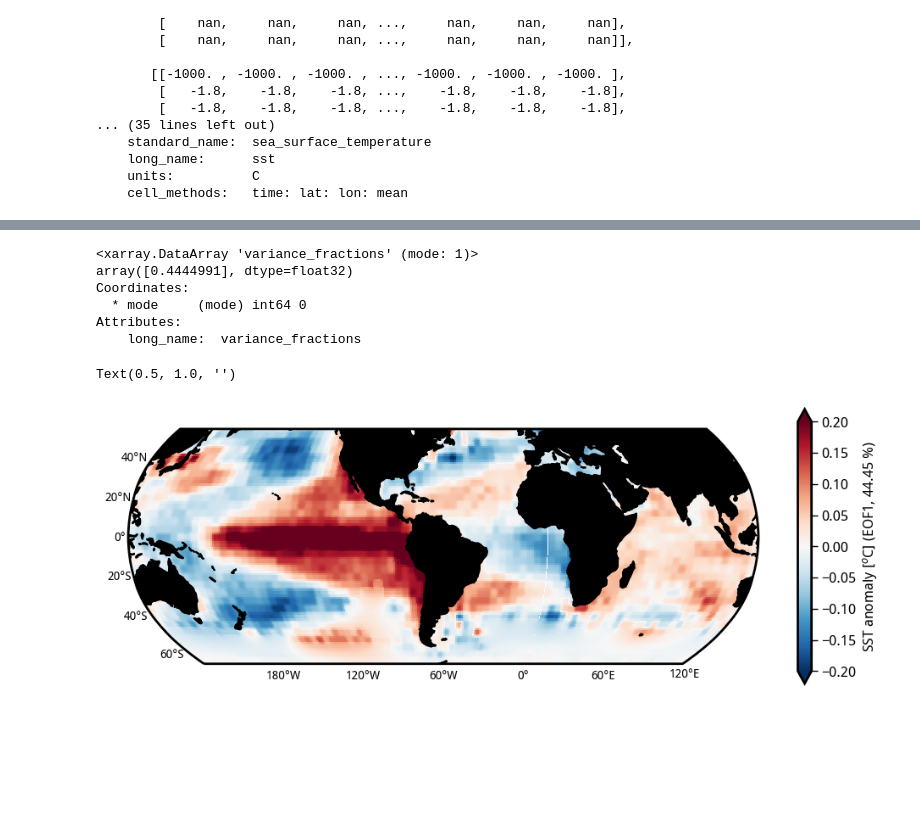
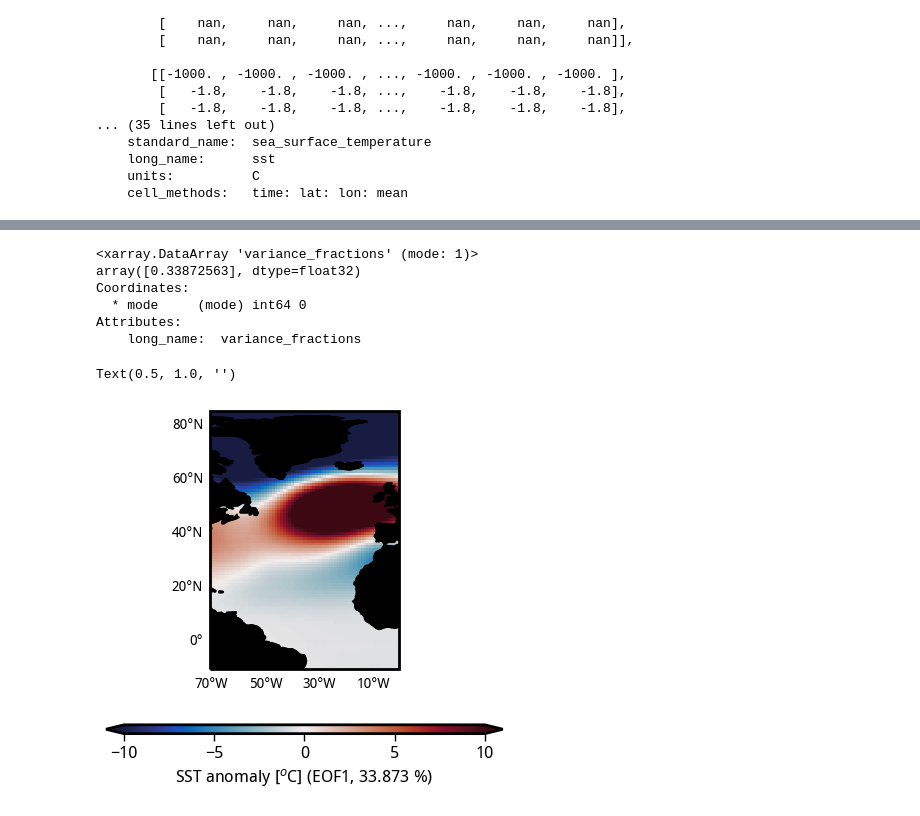
Before and after one commit to adisen99/enso_teleconnection_robustness, a Jupyter notebook: 02_hist_var_dynamics.ipynb, the cells around one changed output, grey strips where cells are left out. Saved outputs shown, nothing was run; the diff lists cells and outputs as text; code cells hidden in the pictures; blank space fills up the shorter version.

```diff
--- a/02_hist_var_dynamics.ipynb
+++ b/02_hist_var_dynamics.ipynb
@@ -263,7 +263,7 @@ out30_rean_wind = xr.open_dataset('/g/data/ob22/as8561/data/enso_tele_robustness
 # %%
-land_mask = regionmask.defined_regions.natural_earth_v5_0_0.land_10.mask_3D(out30_rean)
-srex_mask = regionmask.defined_regions.srex.mask_3D(out30_rean.where(land_mask))
-ar6_mask = regionmask.defined_regions.ar6.all.mask_3D(out30_rean.where(land_mask))
+land_mask = regionmask.defined_regions.natural_earth_v5_0_0.land_10.mask_3D(out30)
+srex_mask = regionmask.defined_regions.srex.mask_3D(out30.where(land_mask))
+ar6_mask = regionmask.defined_regions.ar6.all.mask_3D(out30.where(land_mask))
 # %%
 srex_mask
 # %% [output]
@@ -286,8 +286,9 @@ array([[[False, False, False, ..., False, False, False],
     names    (region) <U24 'Alaska/N.W. Canada' ... 'S. Australia/New Zealand'
 # %%
 weights_precip_rean = np.cos(np.deg2rad(out30_rean.lat))
+weights_precip_obs = np.cos(np.deg2rad(out30.lat))
 # %%
-reg30 = out30_rean.regr.where(ar6_mask.sel(region=[37])).weighted(weights_precip_rean).mean(('lat', 'lon')).mean('region')
+reg30 = out30.regr.where(ar6_mask.sel(region=[17,19])).weighted(weights_precip_obs).mean(('lat', 'lon')).mean('region')
 reg30
 # %% [output]
 <xarray.DataArray 'regr' (ey: 43)>
@@ -328,27 +331,29 @@ def get_leading_eof_physical(input):
     pc1 = solver.pcs(npcs=1)
     variance1 = solver.varianceFraction(neigs=1)
     print(variance1)
-    return eof1*pc1.std('time'), variance1.values[0]*100
+    return eof1*pc1.std('time') * (pc1.mean('time')/np.abs(pc1.mean('time'))), variance1.values[0]*100
 # %%
-fig = plt.figure(figsize=(12,6))
-# ax = plt.axes(projection=ccrs.Orthographic(central_longitude=-60, central_latitude=-20))
-ax = plt.axes(projection=ccrs.Robinson(central_longitude=-60))
+# fig = plt.figure(figsize=(12,6))
+# ax = plt.axes(projection=ccrs.Orthographic(central_longitude=160, central_latitude=-20))
+ax = plt.axes(projection=ccrs.PlateCarree(central_longitude=300))
 end_year = float(reg30.where(reg30 == reg30.min('ey'), drop=True).ey)
-eof_phys, exp_var = get_leading_eof_physical(sst_obs_det.sel(time = slice(str(int(end_year) - 30), str(int(end_year)))).sel(lat = slice(55,-65)))
+# eof_phys, exp_var = get_leading_eof_physical(sst_obs_det.sel(time = slice(str(int(end_year) - 30), str(int(end_year)))).sel(lat = slice(50,-50), lon = slice(120, 290)))
+# eof_phys, exp_var = get_leading_eof_physical(sst_obs_det.sel(time = slice(str(int(end_year) - 30), str(int(end_year)))).sel(lat = slice(50,-50), lon = slice(290, 360)))
+eof_phys, exp_var = get_leading_eof_physical(zg500_rean_det.sel(time = slice(str(int(end_year) - 30), str(int(end_year)))).sel(lat = slice(-10,85), lon = slice(290, 360)))
 # sst_obs_det.sel(time = slice(str(int(end_year) - 30), str(int(end_year)))).mean('time').plot(vmin=-0.1, cmap='RdBu_r', transform=ccrs.PlateCarree(central_longitude=0), cbar_kwargs=dict(orientation='vertical', shrink=0.7, label='SST anomaly [$^{o}$C]'))
-eof_phys.plot(vmin=-0.2, cmap='RdBu_r', transform=ccrs.PlateCarree(central_longitude=0), cbar_kwargs=dict(orientation='vertical', shrink=0.7, label='SST anomaly [$^{o}$C]' + f' (EOF1, {np.round(float(exp_var), 3)} %)'))
+(eof_phys).plot(vmin=-10, cmap=cmocean.cm.balance, transform=ccrs.PlateCarree(central_longitude=0), cbar_kwargs=dict(orientation='horizontal', shrink=0.8, aspect=45, label='SST anomaly [$^{o}$C]' + f' (EOF1, {np.round(float(exp_var), 3)} %)'))
 # xx, yy = np.meshgrid(out30_rean.lon, out30_rean.lat)
 # zz = np.ma.masked_less_equal(out30_rean.pval.where(reg30 == reg30.min('ey'), drop=True).squeeze('ey'), 0.05)
 # plt.pcolor(xx, yy, zz, hatch='////', alpha=0., transform=ccrs.PlateCarree())
 plot_background(ax)
 ax.add_feature(cfeature.LAND, zorder=1, color='k')
 plt.title('')
 # %% [output]
 <xarray.DataArray 'variance_fractions' (mode: 1)>
-array([0.4444991], dtype=float32)
+array([0.33872563], dtype=float32)
 Coordinates:
   * mode     (mode) int64 0
 Attributes:
     long_name:  variance_fractions
 Text(0.5, 1.0, '')
-[figure, old version]
+[figure, new version]
```
Also changed, not shown: parts of 14 cells of this notebook.
